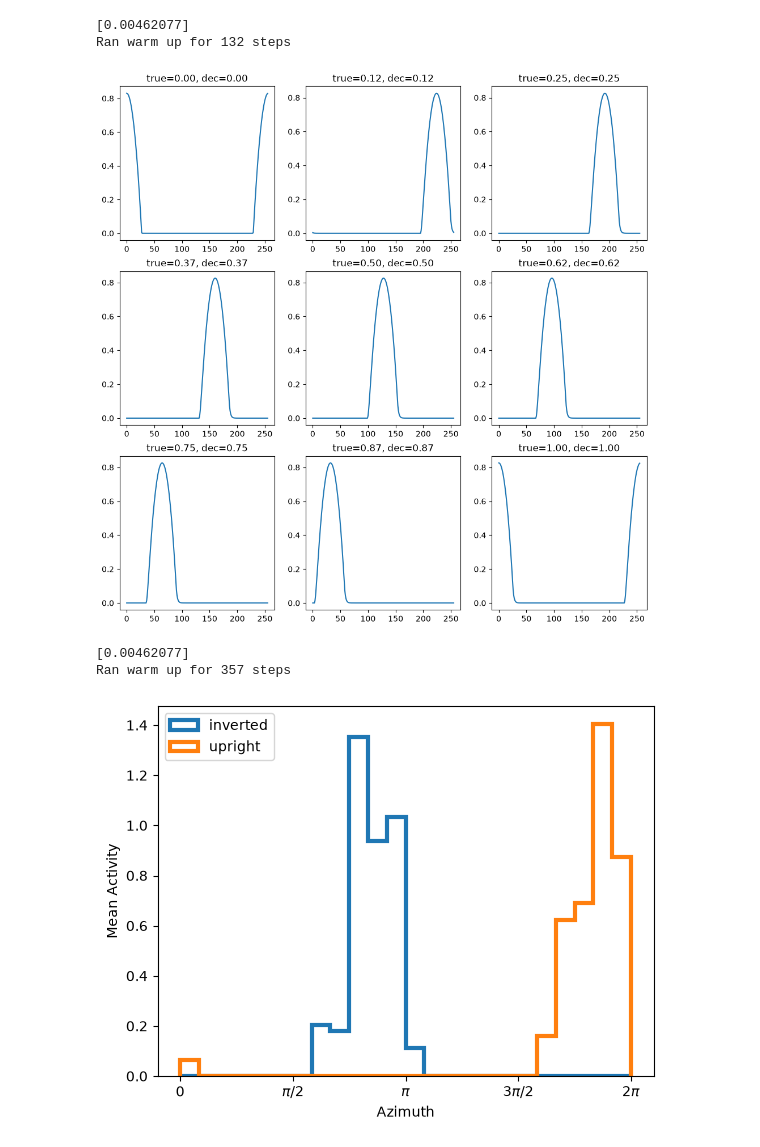
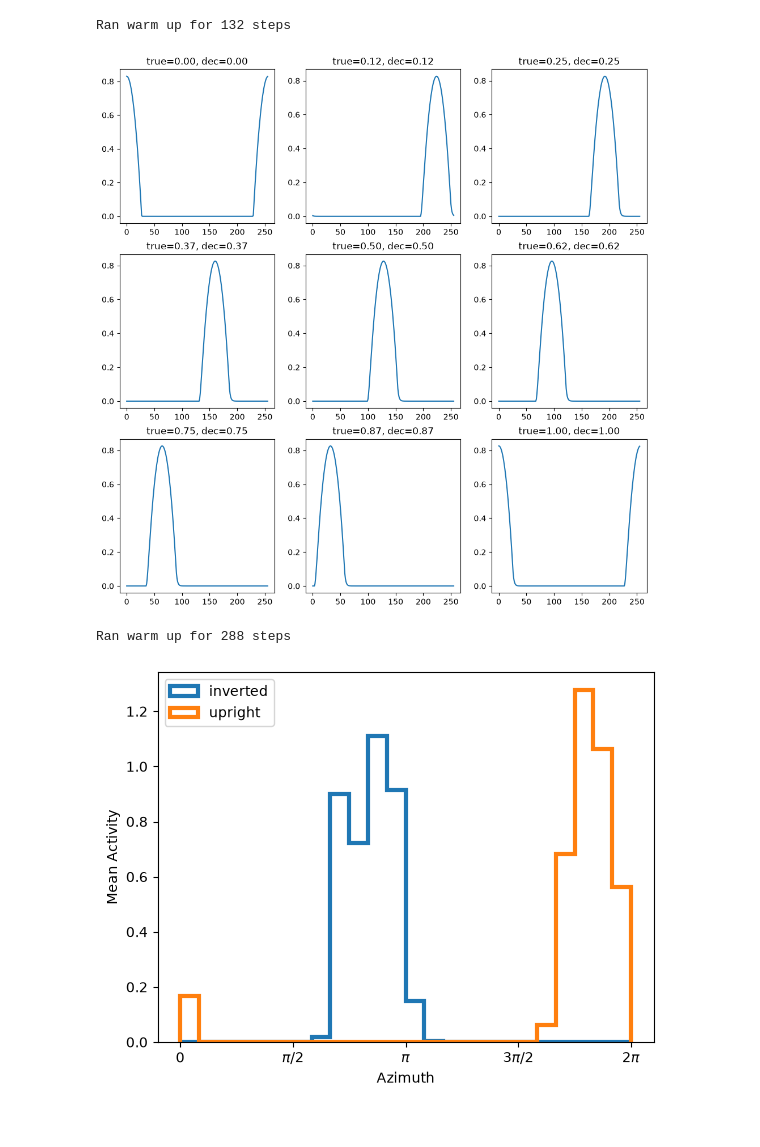
Before and after one commit to siaulich/grid-cells, a Jupyter notebook: notebooks/bat_flight_pure_cells.ipynb, the cells around one changed output. Saved outputs shown, nothing was run; the diff lists cells and outputs as text; code cells hidden in the pictures.

Commit message:
add conjunctive cells

```diff
--- a/notebooks/bat_flight_pure_cells.ipynb
+++ b/notebooks/bat_flight_pure_cells.ipynb
@@ -2,26 +2,18 @@
 import numpy as np
 import matplotlib.pyplot as plt
 from grid_cells.random_walk import generate_bat_flight
-from grid_cells.attractor_networks import HeadDirection
+from grid_cells.attractor_networks import HeadDirection, BatHeadDirectionSystem
 import os
+import tqdm
 
 DATA_DIR = "../simulation_data"
 PLOTS_DIR = "../plots"
-from grid_cells.attractor_networks import HeadDirection
-
-import tqdm
-import os
-
-DATA_DIR = "../simulation_data"
-PLOTS_DIR = "../plots"
 # %%
 dt = 0.5e-3
 n = 256
 n_min_plots = 9
 
-net = HeadDirection(
-    n=(n), dt=dt, use_single_bump=True
-)
+net = HeadDirection(n=(n), dt=dt, use_single_bump=True)
 net.s = net.encode_orientation(0)
 net.warm_up()
 ncols = np.int64(np.ceil(np.sqrt(n_min_plots)))
@@ -43,51 +35,64 @@ for step_iter in range(n_steps):
     if step_iter == records[plot_counter]:
         decoded_angle = net.decode_orientation()
         ax[plot_counter].plot(net.s)
-        ax[plot_counter].set_title(f"true={phi/(2*np.pi):.2f}, dec={decoded_angle[0]/(2*np.pi):.2f}")
+        ax[plot_counter].set_title(
+            f"true={phi/(2*np.pi):.2f}, dec={decoded_angle[0]/(2*np.pi):.2f}"
+        )
         plot_counter += 1
     net.step(np.array([omega]))
     phi += omega * dt
     time += dt
 # %% [output]
-[0.00462077]
 Ran warm up for 132 steps
 [figure]
 # %%
-
 ## Simulation parameters:
 n_min_plots = 10
-T = 200
+T = 400
 dt = 0.5e-3
 n = 256
-net = HeadDirection(
-    n=(n,), dt=dt, use_single_bump=True
-)
+net = BatHeadDirectionSystem()
 net.warm_up()
 bat_flight = generate_bat_flight(T=T, dt=dt)
 n_steps = bat_flight["pos"].shape[0]
 
-recording = net.run_simulation(bat_flight["dir_vel"][:,0][:,np.newaxis])
+recording = net.run_simulation(bat_flight["dir_vel"])
 # %% [output]
-[0.00462077]
-Ran warm up for 357 steps
+Ran warm up for 288 steps
 # %%
 from grid_cells.plot_tools import activity_map
 
-cell_index = 5
+cell_index = 1
 inverted = bat_flight["inverted"]
-azimuth = bat_flight["dir_sphere"][:,0] + np.pi
-bins = np.linspace(0,2*np.pi,25)
+azimuth = bat_flight["dir_sphere"][:, 0] + np.pi
+bins = np.linspace(0, 2 * np.pi, 25)
 
-cell_recording = recording["cell_recording"][:, cell_index]
-fig, ax = plt.subplots()#subplot_kw={'projection': 'polar'}, layout='constrained')
-plt.hist(azimuth[inverted],weights=cell_recording[inverted],bins = bins,label="inverted",density=True,histtype="step",linewidth=3)
-plt.hist(azimuth[~inverted],weights=cell_recording[~inverted],bins = bins,label="upright",density=True,histtype="step",linewidth=3)
+cell_recording = recording["azimuth_cells"][:, cell_index]
+fig, ax = plt.subplots()  # subplot_kw={'projection': 'polar'}, layout='constrained')
+plt.hist(
+    azimuth[inverted],
+    weights=cell_recording[inverted],
+    bins=bins,
+    label="inverted",
+    density=True,
+    histtype="step",
+    linewidth=3,
+)
+plt.hist(
+    azimuth[~inverted],
+    weights=cell_recording[~inverted],
+    bins=bins,
+    label="upright",
+    density=True,
+    histtype="step",
+    linewidth=3,
+)
 ax.set_xlabel("Azimuth")
 ax.set_ylabel("Mean Activity")
 
 ax.set_xticks(np.arange(0, 2.5, 0.5) * np.pi)
 ax.set_xticklabels([r"0", r"$\pi/2$", r"$\pi$", r"$3\pi/2$", r"2$\pi$"])
 ax.legend(loc="best")
 fig.savefig(os.path.join(PLOTS_DIR, "bat_flight_inverted_pure_cell.png"))
 # %% [output]
-[figure, old version]
+[figure, new version]
```
Also changed, not shown: parts of 5 cells of this notebook, 10 other files.
